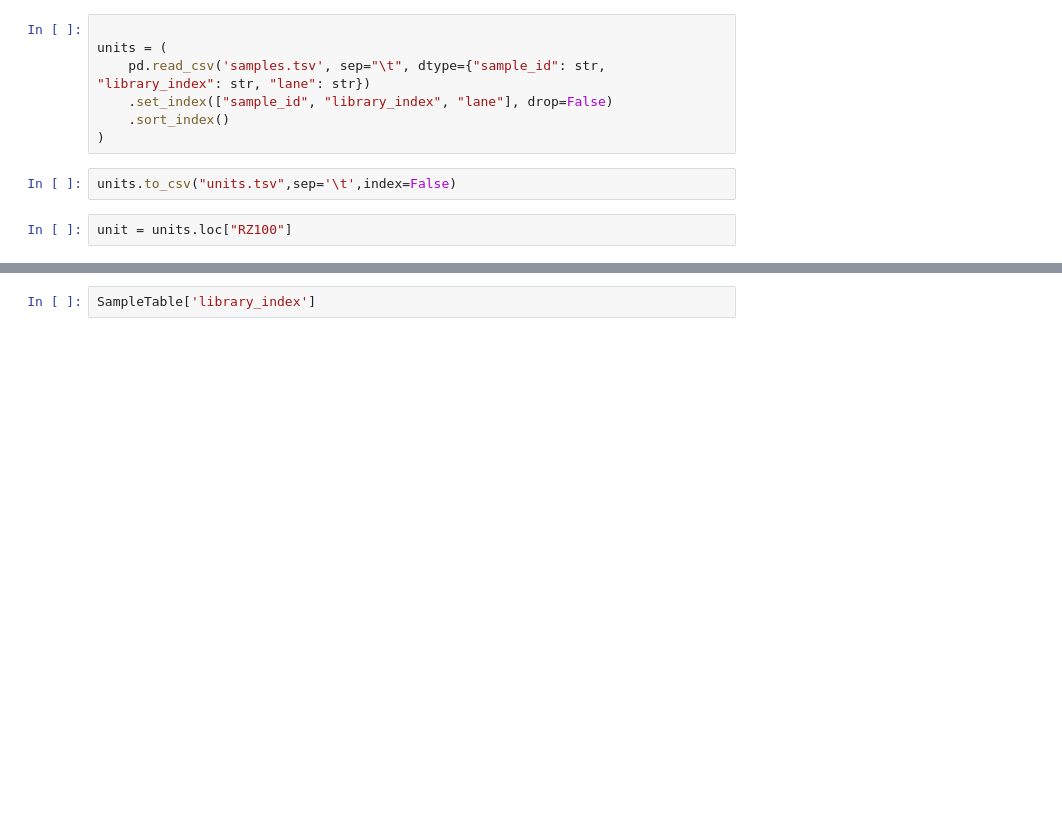
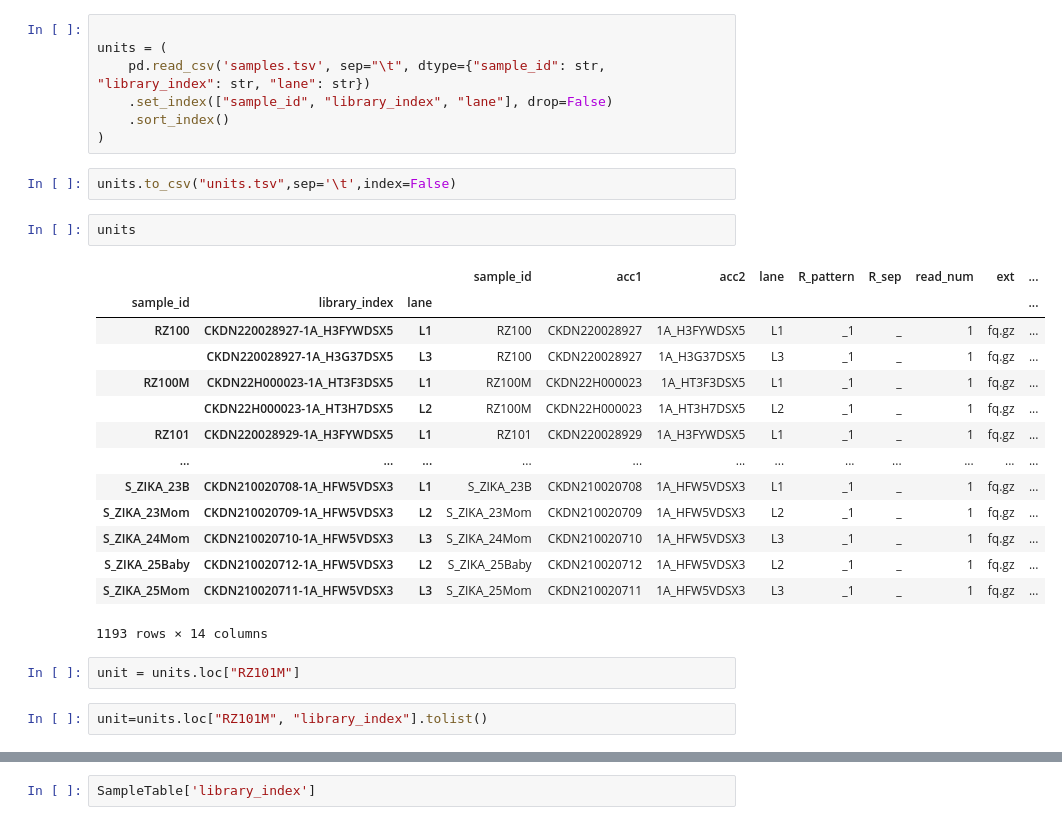
Before and after one commit to AbdelrahmanYahia/wes_gatk, a Jupyter notebook: dev/samp_recognition_dev.ipynb, the cells around one changed output, grey strips where cells are left out. Saved outputs shown, nothing was run; the diff lists cells and outputs as text; blank space fills up the shorter version.

```diff
--- a/dev/samp_recognition_dev.ipynb
+++ b/dev/samp_recognition_dev.ipynb
@@ -309,5 +380,24 @@ units = (
 )
 # %%
 units.to_csv("units.tsv",sep='\t',index=False)
+# %%
+units
+# %% [output]
+|  |  |  | sample_id | acc1 | acc2 | lane | R_pattern | R_sep | read_num | ext | ... |
+| sample_id | library_index | lane |  |  |  |  |  |  |  |  | ... |
+| RZ100 | CKDN220028927-1A_H3FYWDSX5 | L1 | RZ100 | CKDN220028927 | 1A_H3FYWDSX5 | L1 | _1 | _ | 1 | fq.gz | ... |
+|  | CKDN220028927-1A_H3G37DSX5 | L3 | RZ100 | CKDN220028927 | 1A_H3G37DSX5 | L3 | _1 | _ | 1 | fq.gz | ... |
+| RZ100M | CKDN22H000023-1A_HT3F3DSX5 | L1 | RZ100M | CKDN22H000023 | 1A_HT3F3DSX5 | L1 | _1 | _ | 1 | fq.gz | ... |
+|  | CKDN22H000023-1A_HT3H7DSX5 | L2 | RZ100M | CKDN22H000023 | 1A_HT3H7DSX5 | L2 | _1 | _ | 1 | fq.gz | ... |
+| RZ101 | CKDN220028929-1A_H3FYWDSX5 | L1 | RZ101 | CKDN220028929 | 1A_H3FYWDSX5 | L1 | _1 | _ | 1 | fq.gz | ... |
+| ... | ... | ... | ... | ... | ... | ... | ... | ... | ... | ... | ... |
+| S_ZIKA_23B | CKDN210020708-1A_HFW5VDSX3 | L1 | S_ZIKA_23B | CKDN210020708 | 1A_HFW5VDSX3 | L1 | _1 | _ | 1 | fq.gz | ... |
+| S_ZIKA_23Mom | CKDN210020709-1A_HFW5VDSX3 | L2 | S_ZIKA_23Mom | CKDN210020709 | 1A_HFW5VDSX3 | L2 | _1 | _ | 1 | fq.gz | ... |
+| S_ZIKA_24Mom | CKDN210020710-1A_HFW5VDSX3 | L3 | S_ZIKA_24Mom | CKDN210020710 | 1A_HFW5VDSX3 | L3 | _1 | _ | 1 | fq.gz | ... |
+| S_ZIKA_25Baby | CKDN210020712-1A_HFW5VDSX3 | L2 | S_ZIKA_25Baby | CKDN210020712 | 1A_HFW5VDSX3 | L2 | _1 | _ | 1 | fq.gz | ... |
+| S_ZIKA_25Mom | CKDN210020711-1A_HFW5VDSX3 | L3 | S_ZIKA_25Mom | CKDN210020711 | 1A_HFW5VDSX3 | L3 | _1 | _ | 1 | fq.gz | ... |
+1193 rows × 14 columns
 # %%
-unit = units.loc["RZ100"]
+unit = units.loc["RZ101M"]
+# %%
+unit=units.loc["RZ101M", "library_index"].tolist()
```
Also changed, not shown: parts of 11 cells of this notebook, 2 other files.
